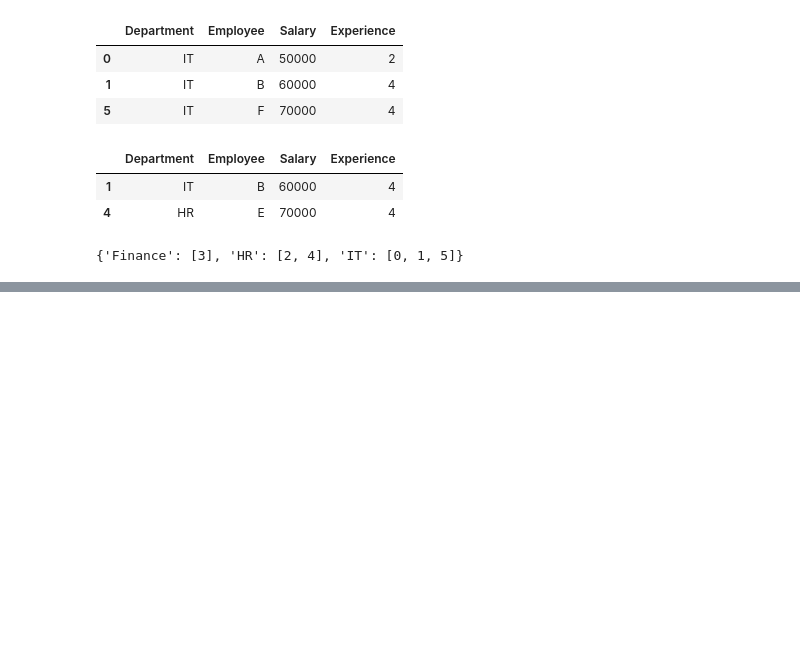
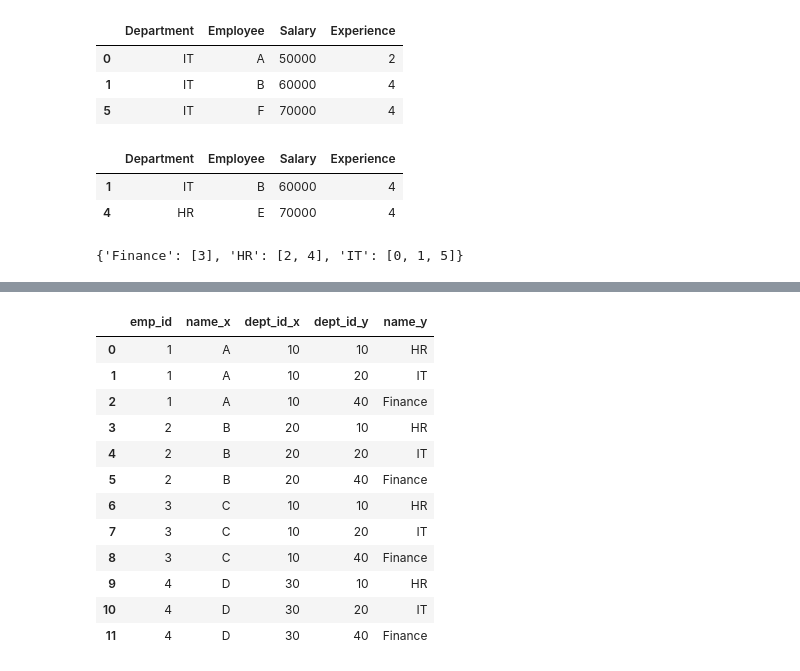
Before and after one commit to Krisha1011/Code, a Jupyter notebook: Python-2(B5)/Unit-1.ipynb, the cells around one changed output, grey strips where cells are left out. Saved outputs shown, nothing was run; the diff lists cells and outputs as text; code cells hidden in the pictures; blank space fills up the shorter version.

```diff
--- a/Python-2(B5)/Unit-1.ipynb
+++ b/Python-2(B5)/Unit-1.ipynb
@@ -517,0 +590,7 @@ df.groupby('Department').groups #gives index values in dictionary by group
+# %%
+# merge()  need 1 column common
+
+emp=pd.DataFrame({'emp_id':[1,2,3,4],'name':['A','B','C','D'],'dept_id':[10,20,10,30]})
+dept=pd.DataFrame({'dept_id':[10,20,40],'name':['HR','IT','Finance']})
+
+pd.merge(emp,dept,on='dept_id',how='inner')
@@ -517,0 +627,16 @@ df.groupby('Department').groups #gives index values in dictionary by group
+# %%
+pd.merge(emp,dept,how='cross')
+# %% [output]
+|  | emp_id | name_x | dept_id_x | dept_id_y | name_y |
+| 0 | 1 | A | 10 | 10 | HR |
+| 1 | 1 | A | 10 | 20 | IT |
+| 2 | 1 | A | 10 | 40 | Finance |
+| 3 | 2 | B | 20 | 10 | HR |
+| 4 | 2 | B | 20 | 20 | IT |
+| 5 | 2 | B | 20 | 40 | Finance |
+| 6 | 3 | C | 10 | 10 | HR |
+| 7 | 3 | C | 10 | 20 | IT |
+| 8 | 3 | C | 10 | 40 | Finance |
+| 9 | 4 | D | 30 | 10 | HR |
+| 10 | 4 | D | 30 | 20 | IT |
+| 11 | 4 | D | 30 | 40 | Finance |
```
Also changed, not shown: parts of 14 cells of this notebook, 1 other file.
